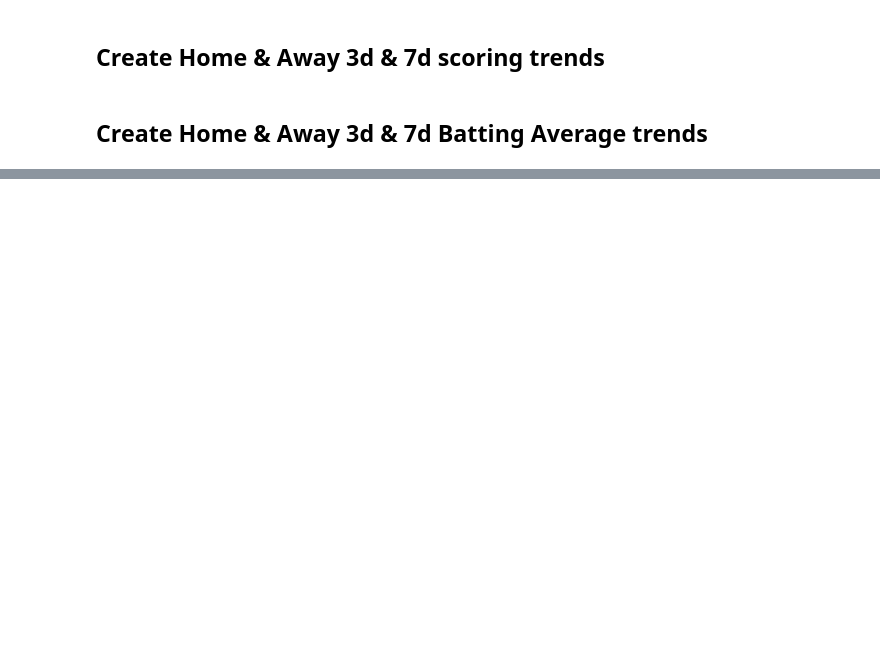
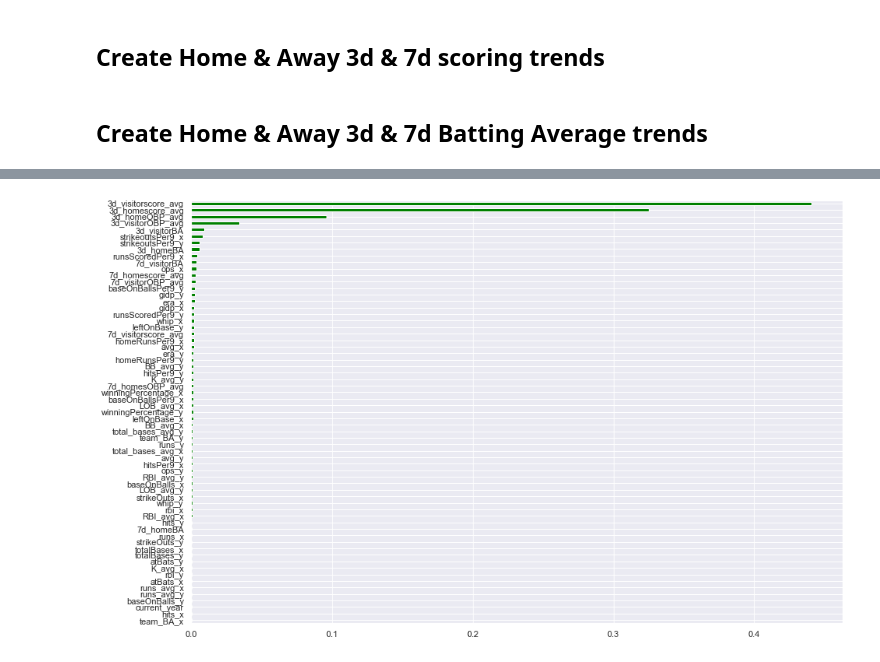
Before and after one commit to egitit/Predicting_MLB_outcomes, a Jupyter notebook: feature_engineering.ipynb, the cells around one changed output, grey strips where cells are left out. Drawn from its saved outputs; the diff is of its cells as text; code cells hidden in the pictures; blank space fills up the shorter version.

```diff
--- a/feature_engineering.ipynb
+++ b/feature_engineering.ipynb
@@ -589,0 +714,4 @@ game_df.iloc[200:250, 80:]
+# %%
+plot_features_importance(gbc, "green")
+# %% [output]
+[figure, added]
```
Also changed, not shown: parts of 43 cells of this notebook.
